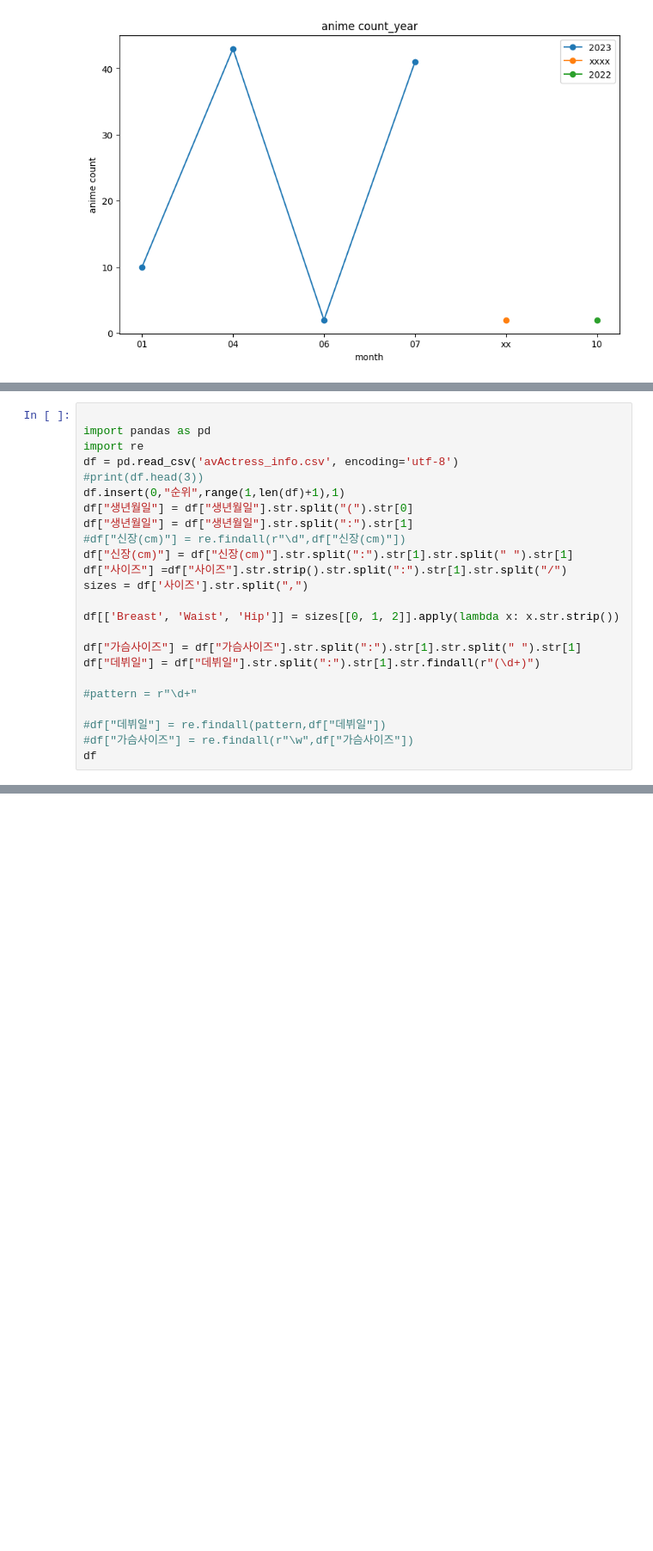
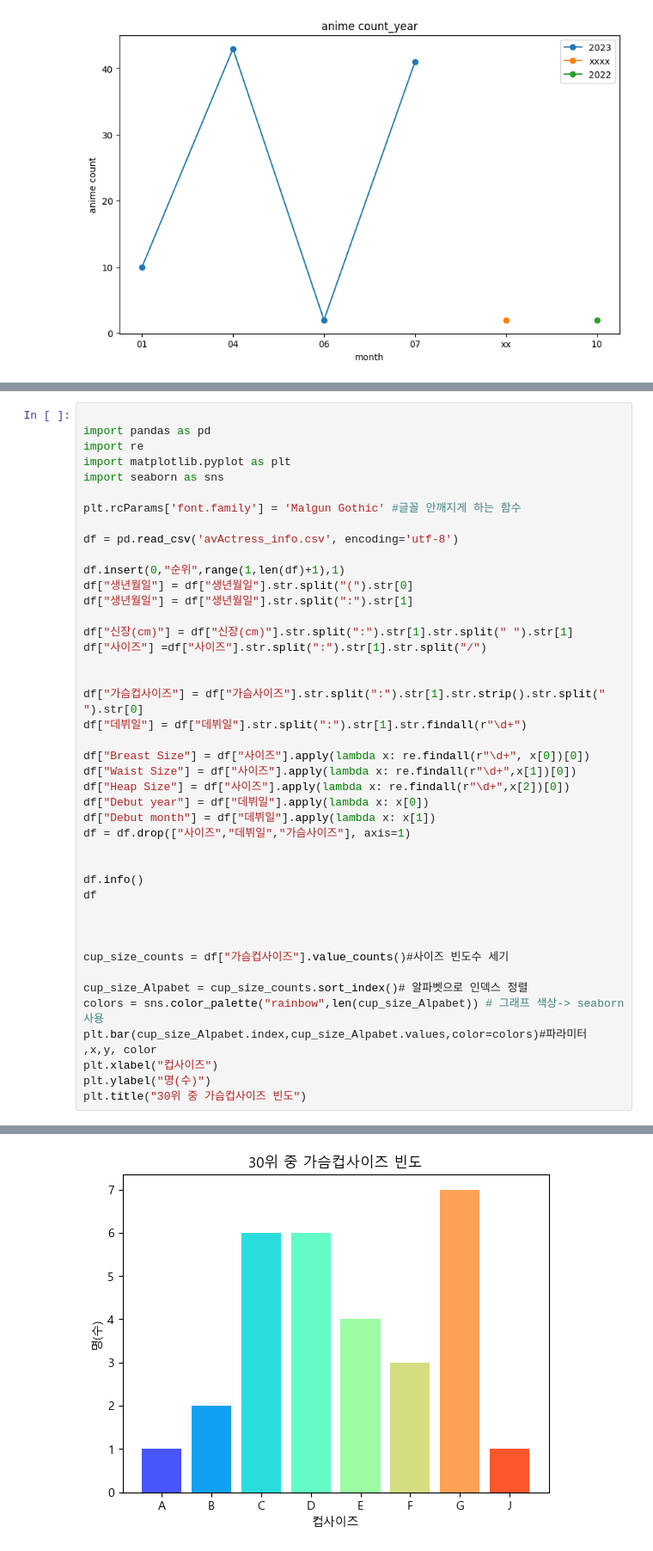
Before and after one commit to jwjb1020/jwj_python, a Jupyter notebook: 웹스크래핑,크롤링/webscraping,croling.ipynb, the cells around one changed output, grey strips where cells are left out. Shown at 86% size. Drawn from its saved outputs; the diff is of its cells as text; blank space fills up the shorter version.

```diff
--- a/웹스크래핑,크롤링/webscraping,croling.ipynb
+++ b/웹스크래핑,크롤링/webscraping,croling.ipynb
@@ -311,24 +303,43 @@ Found 'login' in link. Stopping the loop.
 
 import pandas as pd
 import re
+import matplotlib.pyplot as plt
+import seaborn as sns
+
+plt.rcParams['font.family'] = 'Malgun Gothic' #글꼴 안깨지게 하는 함수
+
 df = pd.read_csv('avActress_info.csv', encoding='utf-8')
-#print(df.head(3))
+
 df.insert(0,"순위",range(1,len(df)+1),1)
 df["생년월일"] = df["생년월일"].str.split("(").str[0]
 df["생년월일"] = df["생년월일"].str.split(":").str[1]
-#df["신장(cm)"] = re.findall(r"\d",df["신장(cm)"])
+
 df["신장(cm)"] = df["신장(cm)"].str.split(":").str[1].str.split(" ").str[1]
-df["사이즈"] =df["사이즈"].str.strip().str.split(":").str[1].str.split("/")
-sizes = df['사이즈'].str.split(",")
+df["사이즈"] =df["사이즈"].str.split(":").str[1].str.split("/")
 
-df[['Breast', 'Waist', 'Hip']] = sizes[[0, 1, 2]].apply(lambda x: x.str.strip())
 
-df["가슴사이즈"] = df["가슴사이즈"].str.split(":").str[1].str.split(" ").str[1]
-df["데뷔일"] = df["데뷔일"].str.split(":").str[1].str.findall(r"(\d+)")
+df["가슴컵사이즈"] = df["가슴사이즈"].str.split(":").str[1].str.strip().str.split(" ").str[0]
+df["데뷔일"] = df["데뷔일"].str.split(":").str[1].str.findall(r"\d+")
 
-#pattern = r"\d+"
+df["Breast Size"] = df["사이즈"].apply(lambda x: re.findall(r"\d+", x[0])[0])
+df["Waist Size"] = df["사이즈"].apply(lambda x: re.findall(r"\d+",x[1])[0])
+df["Heap Size"] = df["사이즈"].apply(lambda x: re.findall(r"\d+",x[2])[0])
+df["Debut year"] = df["데뷔일"].apply(lambda x: x[0])
+df["Debut month"] = df["데뷔일"].apply(lambda x: x[1])
+df = df.drop(["사이즈","데뷔일","가슴사이즈"], axis=1)
 
-#df["데뷔일"] = re.findall(pattern,df["데뷔일"])
-#df["가슴사이즈"] = re.findall(r"\w",df["가슴사이즈"])
+
+df.info()
 df
+
+
+
+cup_size_counts = df["가슴컵사이즈"].value_counts()#사이즈 빈도수 세기
+
+cup_size_Alpabet = cup_size_counts.sort_index()# 알파벳으로 인덱스 정렬
+colors = sns.color_palette("rainbow",len(cup_size_Alpabet)) # 그래프 색상-> seaborn사용
+plt.bar(cup_size_Alpabet.index,cup_size_Alpabet.values,color=colors)#파라미터 ,x,y, color
+plt.xlabel("컵사이즈")
+plt.ylabel("명(수)")
+plt.title("30위 중 가슴컵사이즈 빈도")
 # %% [output]
@@ -335,0 +365 @@ KeyError: '[1, 2] not in index'
+[figure, added]
```
Also changed, not shown: parts of 2 cells of this notebook, 1 other file.
